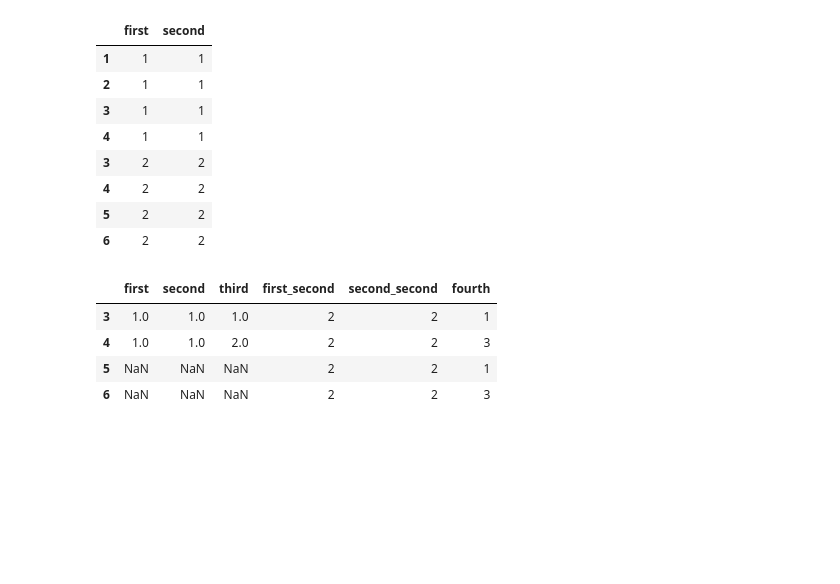
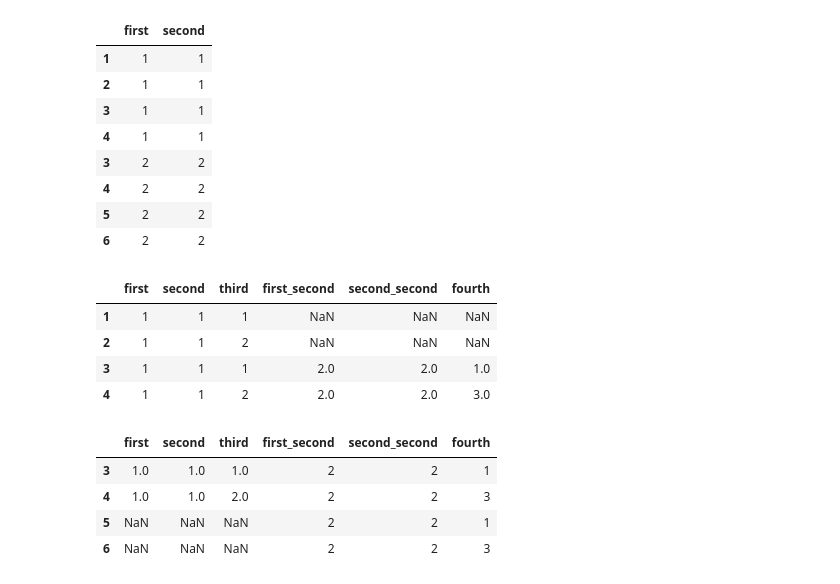
Before and after one commit to misohu/pandas_tutorial_sk, a Jupyter notebook: 006_multiple_dfs.ipynb, the cells around one changed output. Saved outputs shown, nothing was run; the diff lists cells and outputs as text; code cells hidden in the pictures; blank space fills up the shorter version.

```diff
--- a/006_multiple_dfs.ipynb
+++ b/006_multiple_dfs.ipynb
@@ -179,6 +222,16 @@ pd.concat([df1, df2], join="inner", axis=0)
 | 4 | 2 | 2 |
 | 5 | 2 | 2 |
 | 6 | 2 | 2 |
+# %%
+# Pomocou join funkcie dataframu viem robit uzitocne veci napriklad zbavit sa duplikatov
+# Pri Left joine sa zanechaju len hodnoty lavej strany ak chybaju v pravo doplni sa NaN
+df1.join(df2, rsuffix="_second", how="left")
+# %% [output]
+|  | first | second | third | first_second | second_second | fourth |
+| 1 | 1 | 1 | 1 | NaN | NaN | NaN |
+| 2 | 1 | 1 | 2 | NaN | NaN | NaN |
+| 3 | 1 | 1 | 1 | 2.0 | 2.0 | 1.0 |
+| 4 | 1 | 1 | 2 | 2.0 | 2.0 | 3.0 |
 # %%
 df1.join(df2, rsuffix="_second", how="right")
 # %% [output]
```
Also changed, not shown: parts of 17 cells of this notebook.
